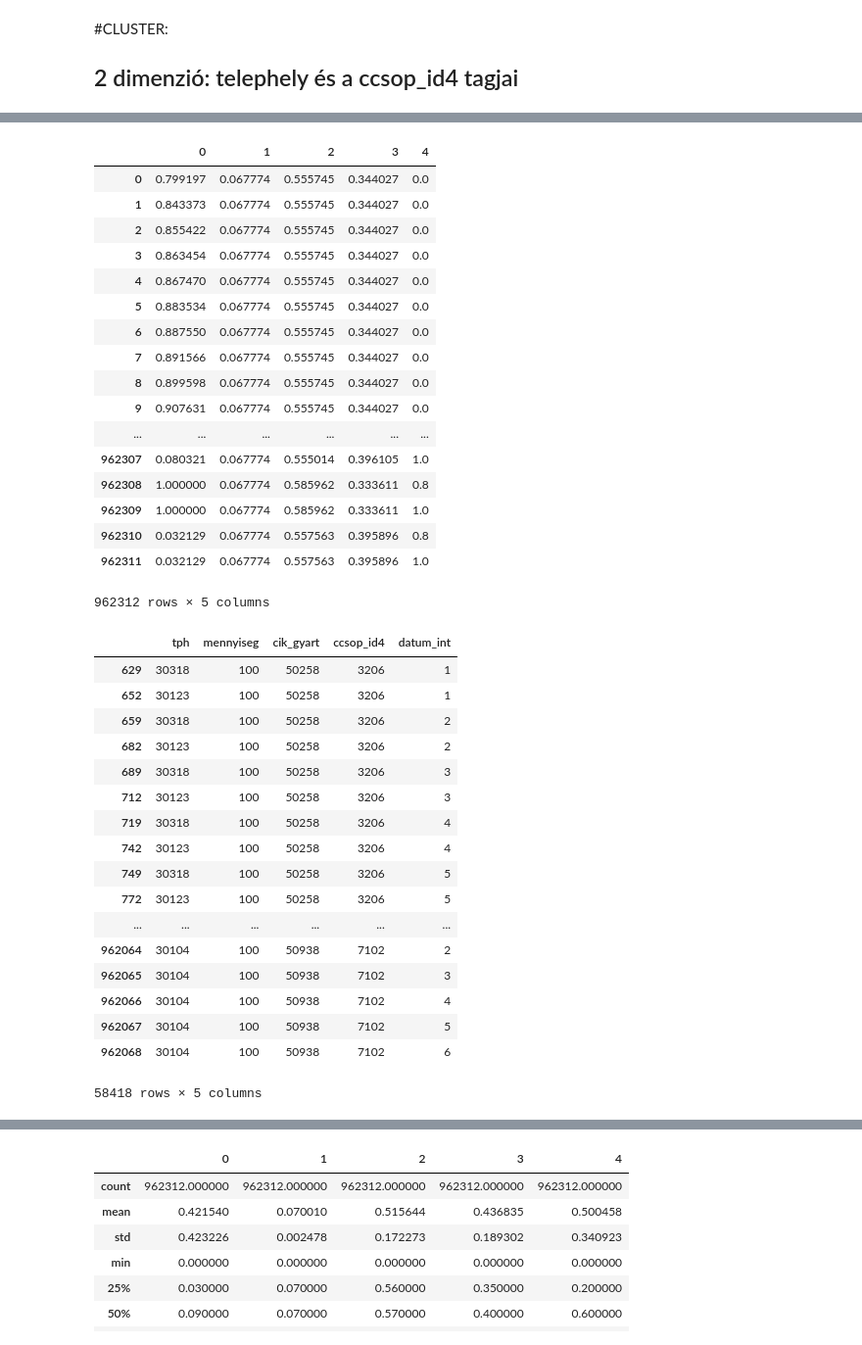
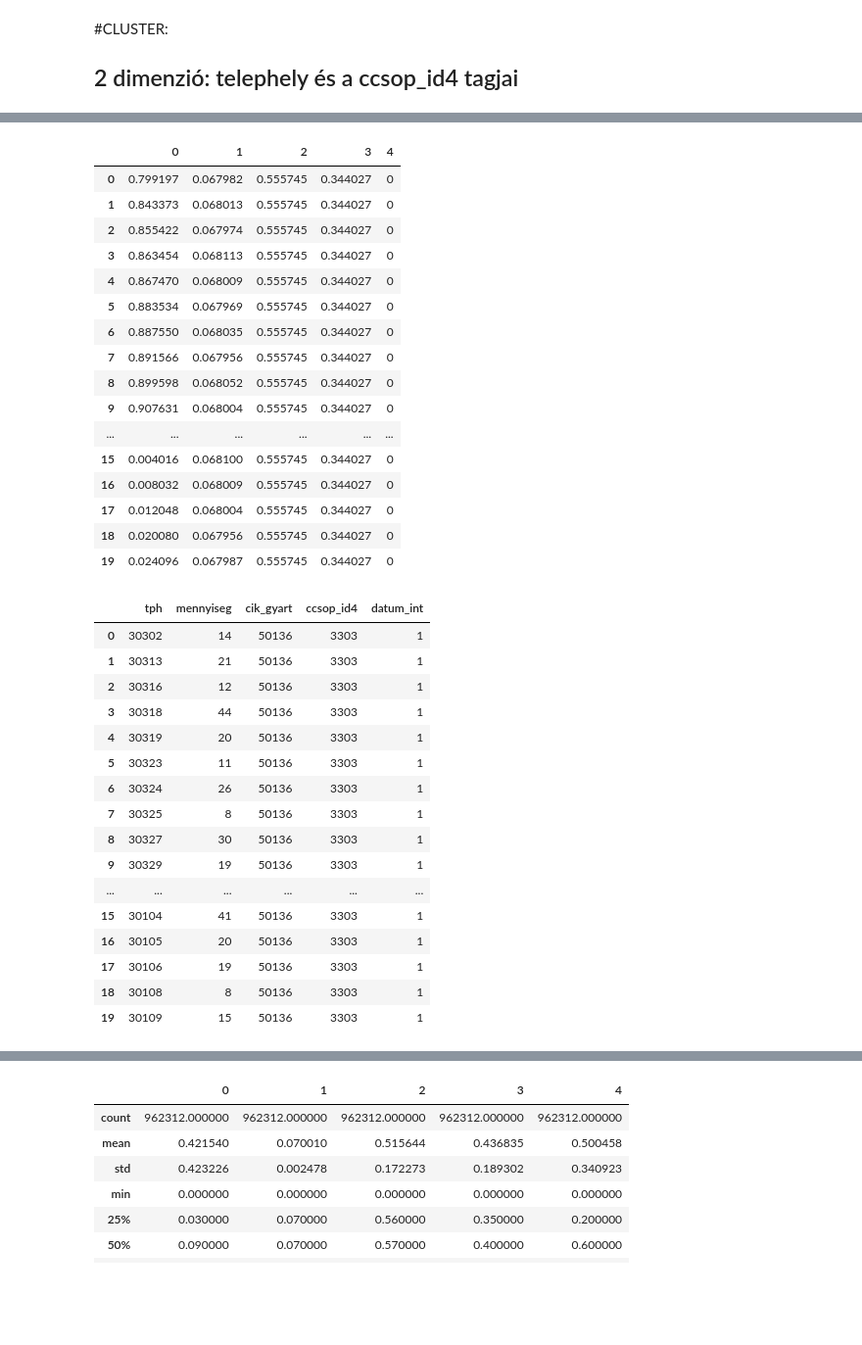
Before and after one commit to illenyi/adatbanyaszkodas, a Jupyter notebook: Adatbányászat-új-vizeken.ipynb, the cells around one changed output, grey strips where cells are left out. Shown: that part at 98% size. Drawn from its saved outputs; the diff is of its cells as text; code cells hidden in the pictures; blank space fills up the shorter version.

```diff
--- a/Adatbányászat-új-vizeken.ipynb
+++ b/Adatbányászat-új-vizeken.ipynb
@@ -878,47 +801,45 @@ min_max_scaler = preprocessing.MinMaxScaler()
 x_scaled = min_max_scaler.fit_transform(x)
 # %%
 df = pd.DataFrame(x_scaled)
-df
+df.head(20)
 # %% [output]
 |  | 0 | 1 | 2 | 3 | 4 |
-| 0 | 0.799197 | 0.067774 | 0.555745 | 0.344027 | 0.0 |
-| 1 | 0.843373 | 0.067774 | 0.555745 | 0.344027 | 0.0 |
-| 2 | 0.855422 | 0.067774 | 0.555745 | 0.344027 | 0.0 |
-| 3 | 0.863454 | 0.067774 | 0.555745 | 0.344027 | 0.0 |
-| 4 | 0.867470 | 0.067774 | 0.555745 | 0.344027 | 0.0 |
-| 5 | 0.883534 | 0.067774 | 0.555745 | 0.344027 | 0.0 |
-| 6 | 0.887550 | 0.067774 | 0.555745 | 0.344027 | 0.0 |
-| 7 | 0.891566 | 0.067774 | 0.555745 | 0.344027 | 0.0 |
-| 8 | 0.899598 | 0.067774 | 0.555745 | 0.344027 | 0.0 |
-| 9 | 0.907631 | 0.067774 | 0.555745 | 0.344027 | 0.0 |
+| 0 | 0.799197 | 0.067982 | 0.555745 | 0.344027 | 0 |
+| 1 | 0.843373 | 0.068013 | 0.555745 | 0.344027 | 0 |
+| 2 | 0.855422 | 0.067974 | 0.555745 | 0.344027 | 0 |
+| 3 | 0.863454 | 0.068113 | 0.555745 | 0.344027 | 0 |
+| 4 | 0.867470 | 0.068009 | 0.555745 | 0.344027 | 0 |
+| 5 | 0.883534 | 0.067969 | 0.555745 | 0.344027 | 0 |
+| 6 | 0.887550 | 0.068035 | 0.555745 | 0.344027 | 0 |
+| 7 | 0.891566 | 0.067956 | 0.555745 | 0.344027 | 0 |
+| 8 | 0.899598 | 0.068052 | 0.555745 | 0.344027 | 0 |
+| 9 | 0.907631 | 0.068004 | 0.555745 | 0.344027 | 0 |
 | ... | ... | ... | ... | ... | ... |
-| 962307 | 0.080321 | 0.067774 | 0.555014 | 0.396105 | 1.0 |
-| 962308 | 1.000000 | 0.067774 | 0.585962 | 0.333611 | 0.8 |
-| 962309 | 1.000000 | 0.067774 | 0.585962 | 0.333611 | 1.0 |
-| 962310 | 0.032129 | 0.067774 | 0.557563 | 0.395896 | 0.8 |
-| 962311 | 0.032129 | 0.067774 | 0.557563 | 0.395896 | 1.0 |
+| 15 | 0.004016 | 0.068100 | 0.555745 | 0.344027 | 0 |
+| 16 | 0.008032 | 0.068009 | 0.555745 | 0.344027 | 0 |
+| 17 | 0.012048 | 0.068004 | 0.555745 | 0.344027 | 0 |
+| 18 | 0.020080 | 0.067956 | 0.555745 | 0.344027 | 0 |
+| 19 | 0.024096 | 0.067987 | 0.555745 | 0.344027 | 0 |
-962312 rows × 5 columns
 # %%
-tmp6[tmp6["mennyiseg"]>0]
+tmp6[tmp6["mennyiseg"]>0].head(20)
 # %% [output]
 |  | tph | mennyiseg | cik_gyart | ccsop_id4 | datum_int |
-| 629 | 30318 | 100 | 50258 | 3206 | 1 |
-| 652 | 30123 | 100 | 50258 | 3206 | 1 |
-| 659 | 30318 | 100 | 50258 | 3206 | 2 |
-| 682 | 30123 | 100 | 50258 | 3206 | 2 |
-| 689 | 30318 | 100 | 50258 | 3206 | 3 |
-| 712 | 30123 | 100 | 50258 | 3206 | 3 |
-| 719 | 30318 | 100 | 50258 | 3206 | 4 |
-| 742 | 30123 | 100 | 50258 | 3206 | 4 |
-| 749 | 30318 | 100 | 50258 | 3206 | 5 |
-| 772 | 30123 | 100 | 50258 | 3206 | 5 |
+| 0 | 30302 | 14 | 50136 | 3303 | 1 |
+| 1 | 30313 | 21 | 50136 | 3303 | 1 |
+| 2 | 30316 | 12 | 50136 | 3303 | 1 |
+| 3 | 30318 | 44 | 50136 | 3303 | 1 |
+| 4 | 30319 | 20 | 50136 | 3303 | 1 |
+| 5 | 30323 | 11 | 50136 | 3303 | 1 |
+| 6 | 30324 | 26 | 50136 | 3303 | 1 |
+| 7 | 30325 | 8 | 50136 | 3303 | 1 |
+| 8 | 30327 | 30 | 50136 | 3303 | 1 |
+| 9 | 30329 | 19 | 50136 | 3303 | 1 |
 | ... | ... | ... | ... | ... | ... |
-| 962064 | 30104 | 100 | 50938 | 7102 | 2 |
-| 962065 | 30104 | 100 | 50938 | 7102 | 3 |
-| 962066 | 30104 | 100 | 50938 | 7102 | 4 |
-| 962067 | 30104 | 100 | 50938 | 7102 | 5 |
-| 962068 | 30104 | 100 | 50938 | 7102 | 6 |
+| 15 | 30104 | 41 | 50136 | 3303 | 1 |
+| 16 | 30105 | 20 | 50136 | 3303 | 1 |
+| 17 | 30106 | 19 | 50136 | 3303 | 1 |
+| 18 | 30108 | 8 | 50136 | 3303 | 1 |
+| 19 | 30109 | 15 | 50136 | 3303 | 1 |
-58418 rows × 5 columns
 # %%
 tmp6_norm = (tmp6 - tmp6.mean()) / (tmp6.max() - tmp6.min())
 #tmp6_norm.astype(int)
```
Also changed, not shown: parts of 78 cells of this notebook, 1 other file.
